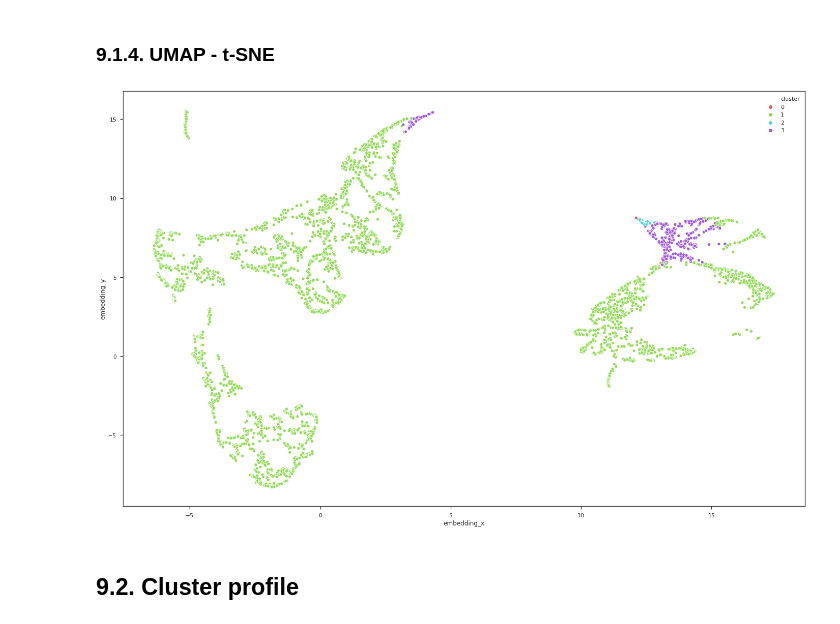
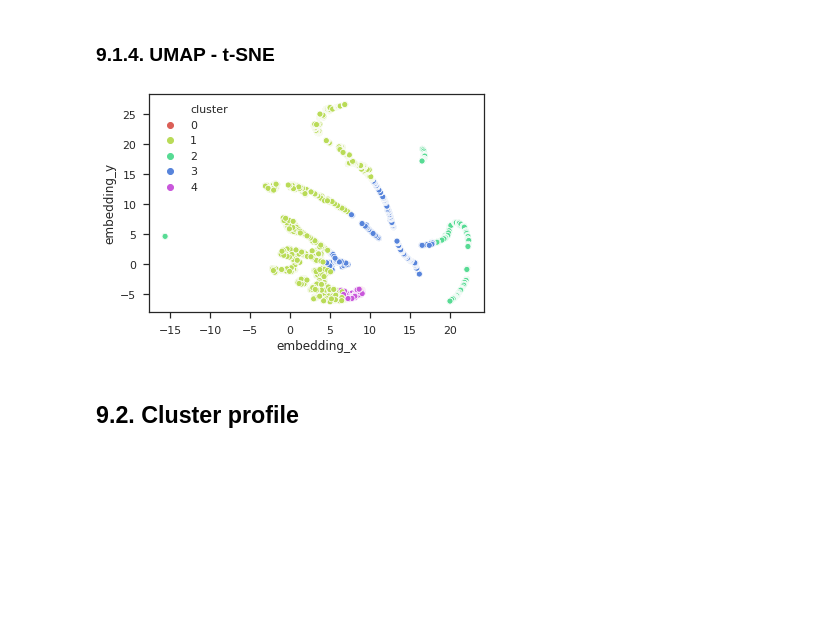
Before and after one commit to pedropscf/3-insiders-clustering, a Jupyter notebook: notebooks/m03-insiders-clustering.ipynb, the cells around one changed output. Cells and saved outputs as stored; diff of their text form; code cells hidden in the pictures; blank space fills up the shorter version.

```diff
--- a/notebooks/m03-insiders-clustering.ipynb
+++ b/notebooks/m03-insiders-clustering.ipynb
@@ -412,14 +397,14 @@ df_ref['recency_d'] = df_ref['recency_d'].apply(lambda x: (-1*x) if x < 0   else
 #ticket_growth:
 #df_ref['mean_ticket']
 
-max_date = df2['invoice_date'].max()
-filter_date = max_date - datetime.timedelta(days=90)
-filter0 = df2_returns[df2_returns['invoice_date'] >= filter_date].groupby('customer_id').sum().reset_index()
-filter0 = filter0.drop(['unit_price'], axis=1)
-filter0.columns = ['customer_id', 'devolution_90']
+#max_date = df2['invoice_date'].max()
+#filter_date = max_date - datetime.timedelta(days=90)
+#filter0 = df2_returns[df2_returns['invoice_date'] >= filter_date].groupby('customer_id').sum().reset_index()
+#filter0 = filter0.drop(['unit_price'], axis=1)
+#filter0.columns = ['customer_id', 'devolution_90']
 #df_ref = pd.merge( df_ref, filter0, on='customer_id', how='left' )
 
-df_ref['purc_dev'] = (df_ref['purchases'] + 1) / (df_ref['devolutions'] + 1)
+#df_ref['purc_dev'] = (df_ref['purchases'] + 1) / (df_ref['devolutions'] + 1)
 
 #df_ref['ticket_product'] = round(df_ref['gross_revenue'] / (df_ref['quantity'] + 0.00001), 2)
 #filter0.head()
@@ -531,11 +514,12 @@ plt.show()
 # %%
 df_rescaled = df4.copy()
 # %%
-rs = RobustScaler()
+#rs = RobustScaler()
+rs = StandardScaler()
 
 df_rescaled['purchases'] = rs.fit_transform( df_rescaled[['purchases']].values )
 df_rescaled['devolutions'] = rs.fit_transform( df_rescaled[['devolutions']].values )
-df_rescaled['purc_dev'] = rs.fit_transform( df_rescaled[['purc_dev']].values )
+#df_rescaled['purc_dev'] = rs.fit_transform( df_rescaled[['purc_dev']].values )
 df_rescaled['recency_p'] = rs.fit_transform( df_rescaled[['recency_p']].values )
 df_rescaled['recency_d'] = rs.fit_transform( df_rescaled[['recency_d']].values )
 df_rescaled['freq_p'] = rs.fit_transform( df_rescaled[['freq_p']].values )
@@ -560,7 +544,7 @@ There are 3 types of major problems within data problems to solve with machine l
 # %%
 df7 = df6.copy()
 # %%
-X = df7.drop(columns=['customer_id', 'recency_d', 'devolutions'])
+X = df7.drop(columns=['customer_id', 'recency_d', 'devolutions', 'freq_d'])
 # %% [markdown]
 ## 7.1. Cluster evaluation metrics
 # %% [markdown]
@@ -645,7 +629,7 @@ for k in n_clusters:
 # %% [markdown]
 ## 8.1. K-Means model
 # %%
-k = 4
+k = 5
 
 kmeans = cluster.KMeans(init='random', n_clusters=k, n_init=10, max_iter=100, random_state=42)
 kmeans.fit(X)
@@ -701,18 +685,18 @@ LinAlgError: singular matrix
 # %% [markdown]
 ### 9.1.4. UMAP - t-SNE
 # %%
-df_viz1 = df9.drop(columns='customer_id', axis=1)
+df_viz1 = df9.drop(columns=['customer_id'], axis=1)
 
 reducer = ump.UMAP(n_neighbors=20, random_state=42)
 embedding = reducer.fit_transform(X)
 
 df_viz1['embedding_x'] = embedding[:,0]
 df_viz1['embedding_y'] = embedding[:,1]
 
 sns.scatterplot(x='embedding_x',y='embedding_y', hue='cluster', palette=sns.color_palette('hls',n_colors=len(df_viz1['cluster'].unique())), data=df_viz1)
 plt.show()
 # %% [output]
-[figure, old version]
+[figure, new version]
 # %% [markdown]
 ## 9.2. Cluster profile
 # %% [markdown]
```
Also changed, not shown: parts of 19 cells of this notebook.
